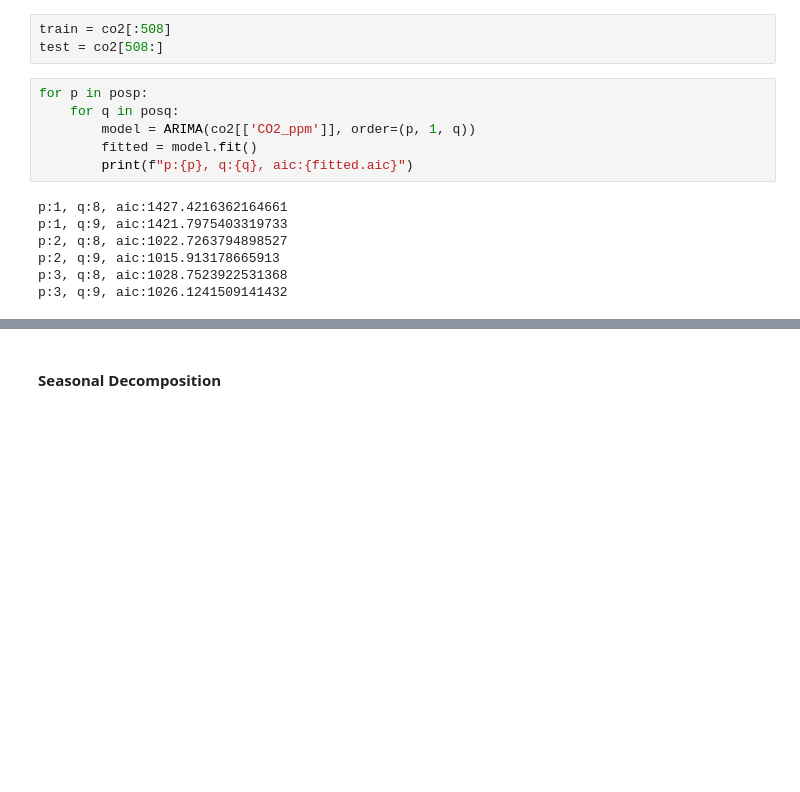
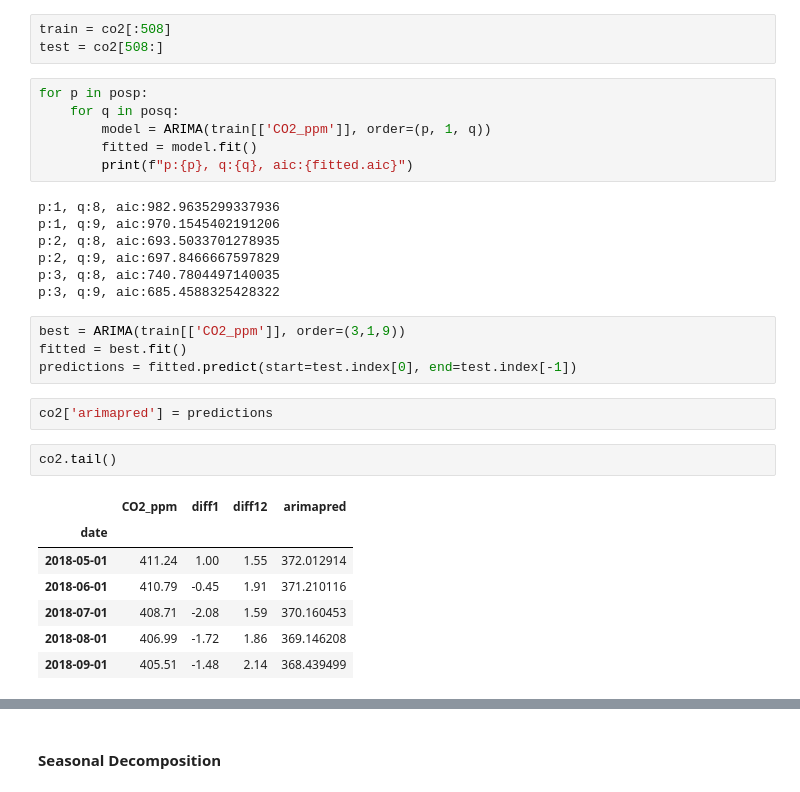
Before and after one commit to debhere/Experiments, a Jupyter notebook: CO2 Levels/co2_levels_V0.1.ipynb, the cells around one changed output, grey strips where cells are left out. Drawn from its saved outputs; the diff is of its cells as text; blank space fills up the shorter version.

```diff
--- a/CO2 Levels/co2_levels_V0.1.ipynb
+++ b/CO2 Levels/co2_levels_V0.1.ipynb
@@ -131,13 +131,29 @@ test = co2[508:]
 # %%
 for p in posp:
     for q in posq:
-        model = ARIMA(co2[['CO2_ppm']], order=(p, 1, q))
+        model = ARIMA(train[['CO2_ppm']], order=(p, 1, q))
         fitted = model.fit()
         print(f"p:{p}, q:{q}, aic:{fitted.aic}")
 # %% [output]
-p:1, q:8, aic:1427.4216362164661
-p:1, q:9, aic:1421.7975403319733
-p:2, q:8, aic:1022.7263794898527
-p:2, q:9, aic:1015.913178665913
-p:3, q:8, aic:1028.7523922531368
-p:3, q:9, aic:1026.1241509141432
+p:1, q:8, aic:982.9635299337936
+p:1, q:9, aic:970.1545402191206
+p:2, q:8, aic:693.5033701278935
+p:2, q:9, aic:697.8466667597829
+p:3, q:8, aic:740.7804497140035
+p:3, q:9, aic:685.4588325428322
+# %%
+best = ARIMA(train[['CO2_ppm']], order=(3,1,9))
+fitted = best.fit()
+predictions = fitted.predict(start=test.index[0], end=test.index[-1])
+# %%
+co2['arimapred'] = predictions
+# %%
+co2.tail()
+# %% [output]
+|  | CO2_ppm | diff1 | diff12 | arimapred |
+| date |  |  |  |  |
+| 2018-05-01 | 411.24 | 1.00 | 1.55 | 372.012914 |
+| 2018-06-01 | 410.79 | -0.45 | 1.91 | 371.210116 |
+| 2018-07-01 | 408.71 | -2.08 | 1.59 | 370.160453 |
+| 2018-08-01 | 406.99 | -1.72 | 1.86 | 369.146208 |
+| 2018-09-01 | 405.51 | -1.48 | 2.14 | 368.439499 |
```
Also changed, not shown: parts of 5 cells of this notebook.
